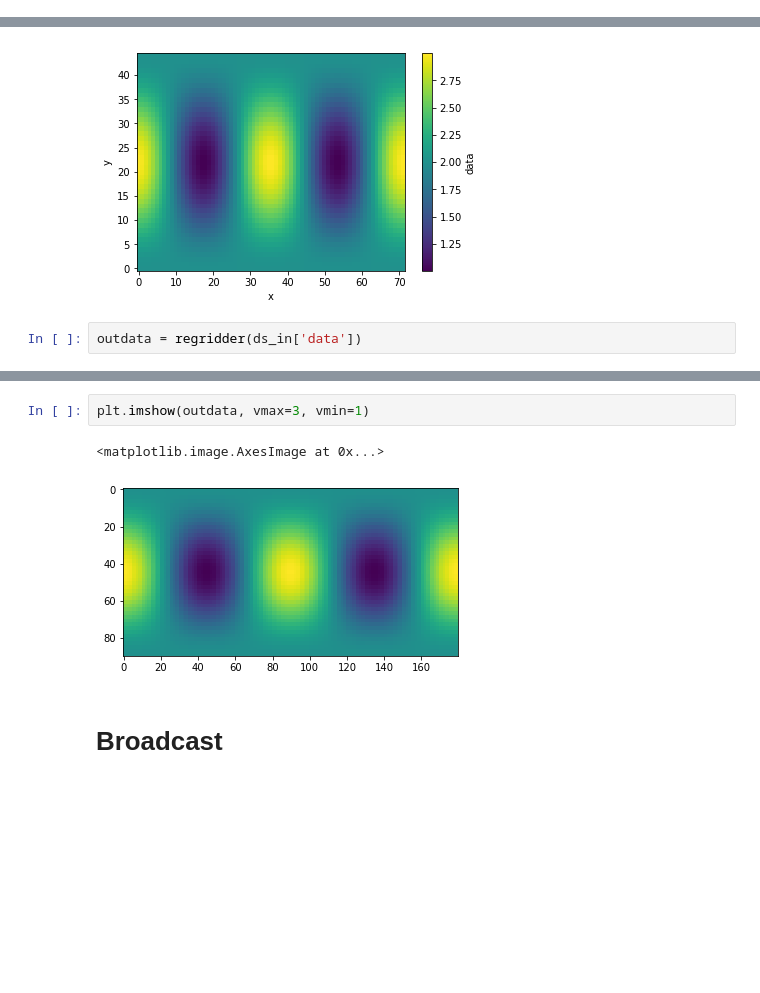
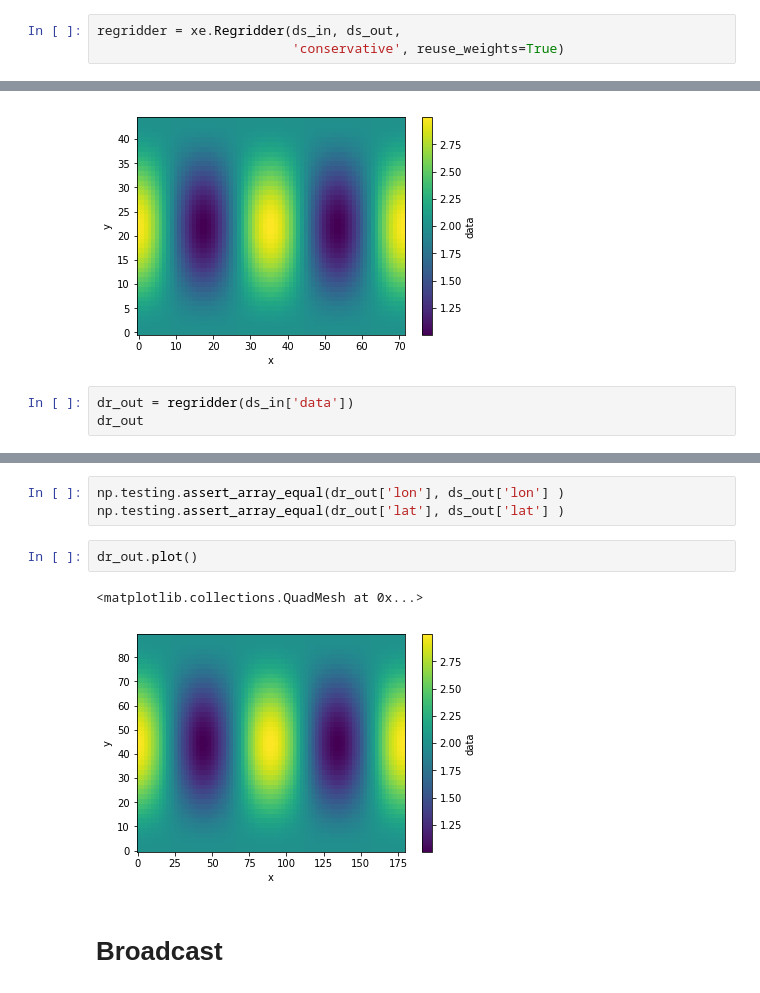
Before and after one commit to JiaweiZhuang/xESMF, a Jupyter notebook: examples/test_frontend.ipynb, the cells around one changed output, grey strips where cells are left out. Drawn from its saved outputs; the diff is of its cells as text; blank space fills up the shorter version.

```diff
--- a/examples/test_frontend.ipynb
+++ b/examples/test_frontend.ipynb
@@ -48,0 +36,3 @@ Reuse existing file: conservative_45x72_90x180.nc
+# %%
+regridder = xe.Regridder(ds_in, ds_out,
+                         'conservative', reuse_weights=True)
@@ -67,4 +59,5 @@ ds_in['data'].plot()
 <matplotlib.collections.QuadMesh at 0x...>
 [figure]
 # %%
-outdata = regridder(ds_in['data'])
+dr_out = regridder(ds_in['data'])
+dr_out
@@ -71,8 +77,11 @@ outdata = regridder(ds_in['data'])
-# %%
-plt.imshow(outdata, vmax=3, vmin=1)
-# %% [output]
-<matplotlib.image.AxesImage at 0x...>
-[figure, removed]
+# %%
+np.testing.assert_array_equal(dr_out['lon'], ds_out['lon'] )
+np.testing.assert_array_equal(dr_out['lat'], ds_out['lat'] )
+# %%
+dr_out.plot()
+# %% [output]
+<matplotlib.collections.QuadMesh at 0x...>
+[figure, added]
 # %% [markdown]
 # Broadcast
 # %%
```
Also changed, not shown: parts of 16 cells of this notebook, 1 other file.
